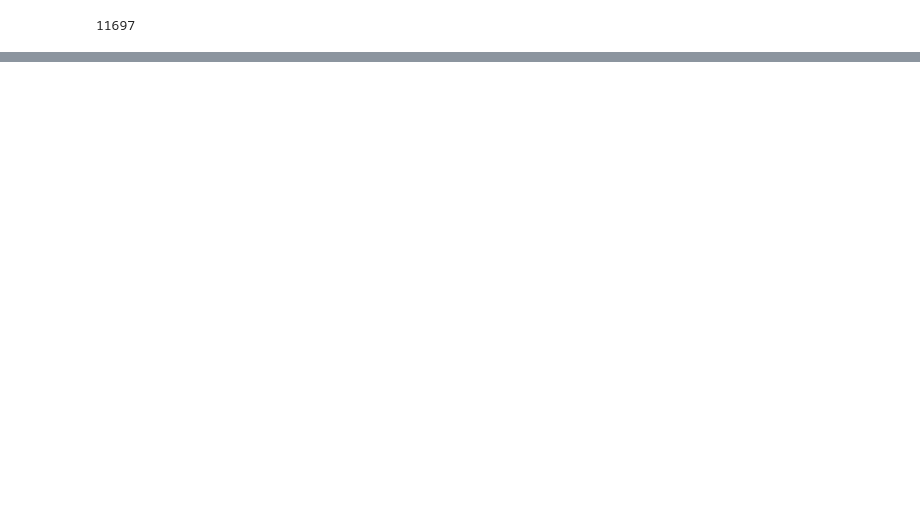
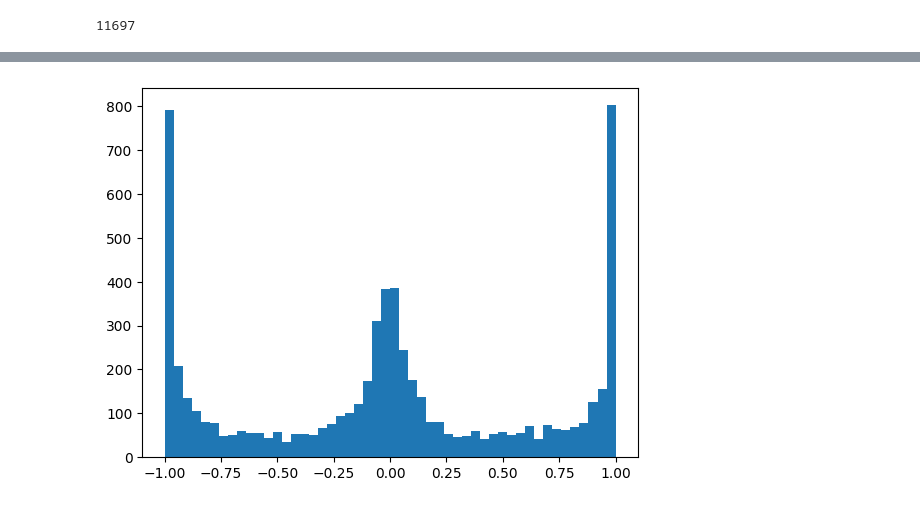
Before and after one commit to Decrescent398/transformers, a Jupyter notebook: attention.ipynb, the cells around one changed output, grey strips where cells are left out. Cells and saved outputs as stored; diff of their text form; code cells hidden in the pictures; blank space fills up the shorter version.

```diff
--- a/attention.ipynb
+++ b/attention.ipynb
@@ -130,0 +147,4 @@ for i in range(max_steps):
+# %%
+plt.hist(h.view(-1).tolist(), 50);
+# %% [output]
+[figure, added]
```
Also changed, not shown: parts of 9 cells of this notebook.
